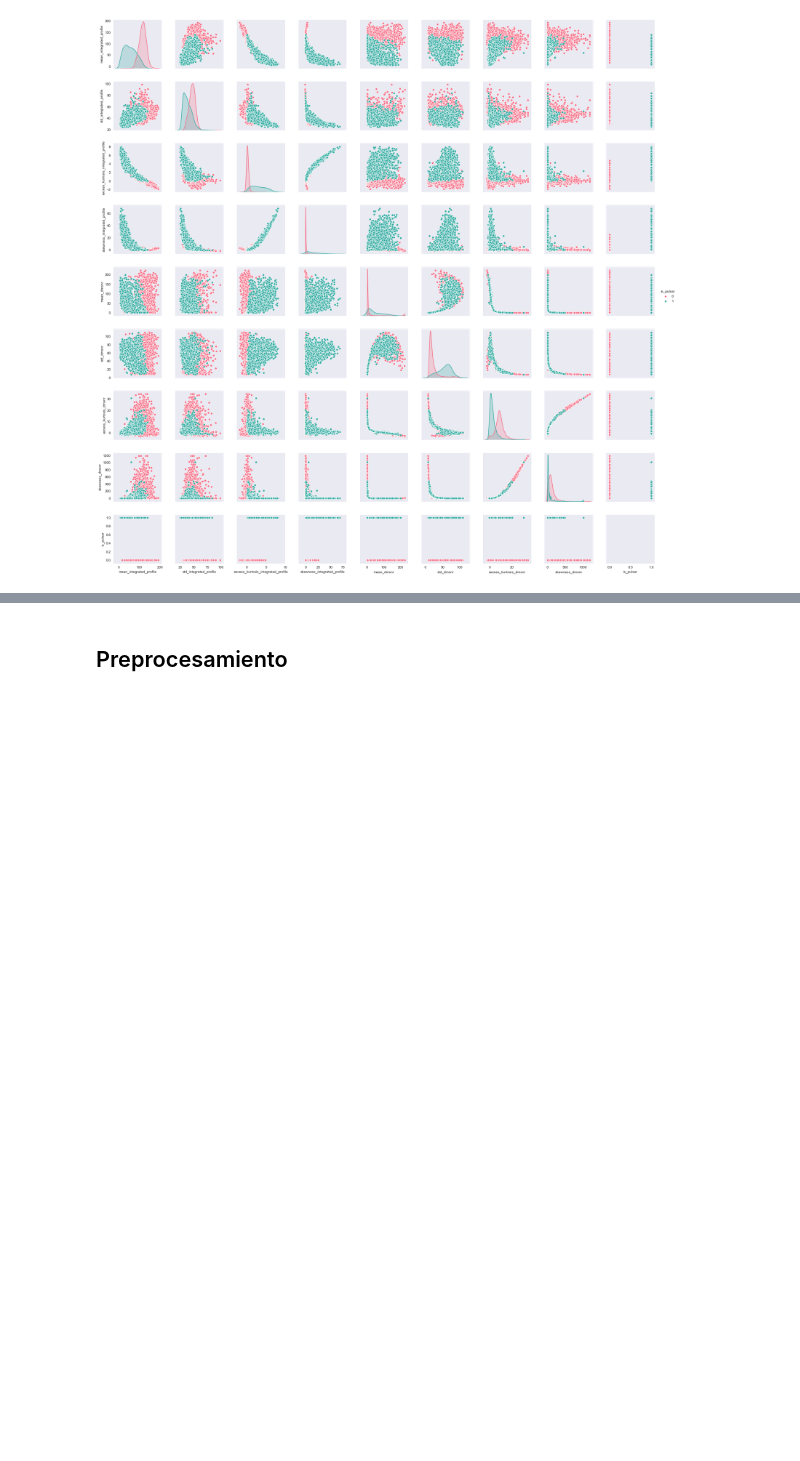
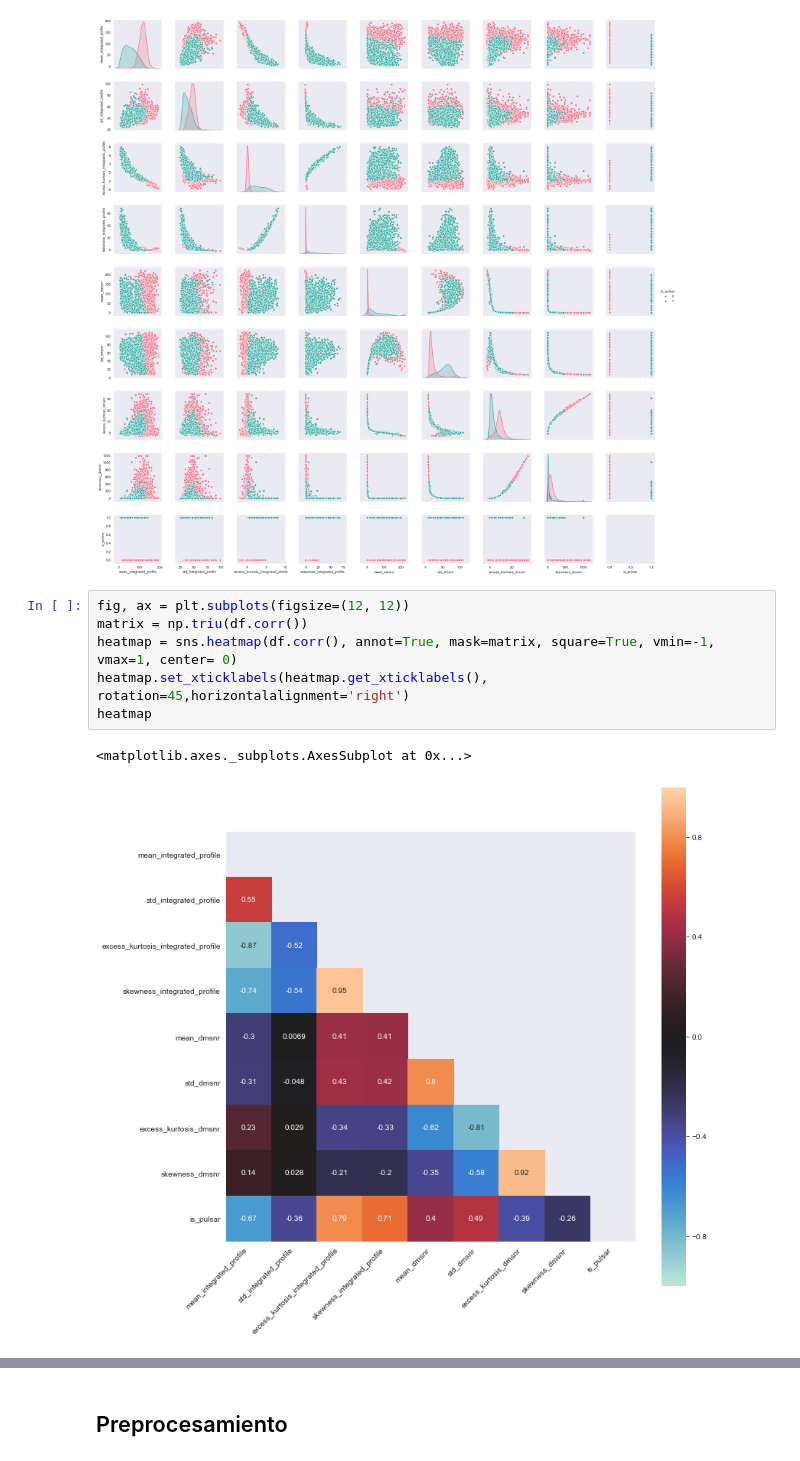
Before and after one commit to FabianCastellano/mat281_portfolio, a Jupyter notebook: Proyectos/m05_project02/m05_project02.ipynb, the cells around one changed output, grey strips where cells are left out. Saved outputs shown, nothing was run; the diff lists cells and outputs as text; blank space fills up the shorter version.

```diff
--- a/Proyectos/m05_project02/m05_project02.ipynb
+++ b/Proyectos/m05_project02/m05_project02.ipynb
@@ -410,6 +412,15 @@ sns.pairplot(df, hue="is_pulsar", palette="husl")
 # %% [output]
 <seaborn.axisgrid.PairGrid at 0x...>
 [figure]
+# %%
+fig, ax = plt.subplots(figsize=(12, 12))
+matrix = np.triu(df.corr())
+heatmap = sns.heatmap(df.corr(), annot=True, mask=matrix, square=True, vmin=-1, vmax=1, center= 0)
+heatmap.set_xticklabels(heatmap.get_xticklabels(), rotation=45,horizontalalignment='right')
+heatmap
+# %% [output]
+<matplotlib.axes._subplots.AxesSubplot at 0x...>
+[figure, added]
 # %% [markdown]
 <a id='preprocessing'></a>
 # %% [markdown]
```
Also changed, not shown: parts of 25 cells of this notebook.
